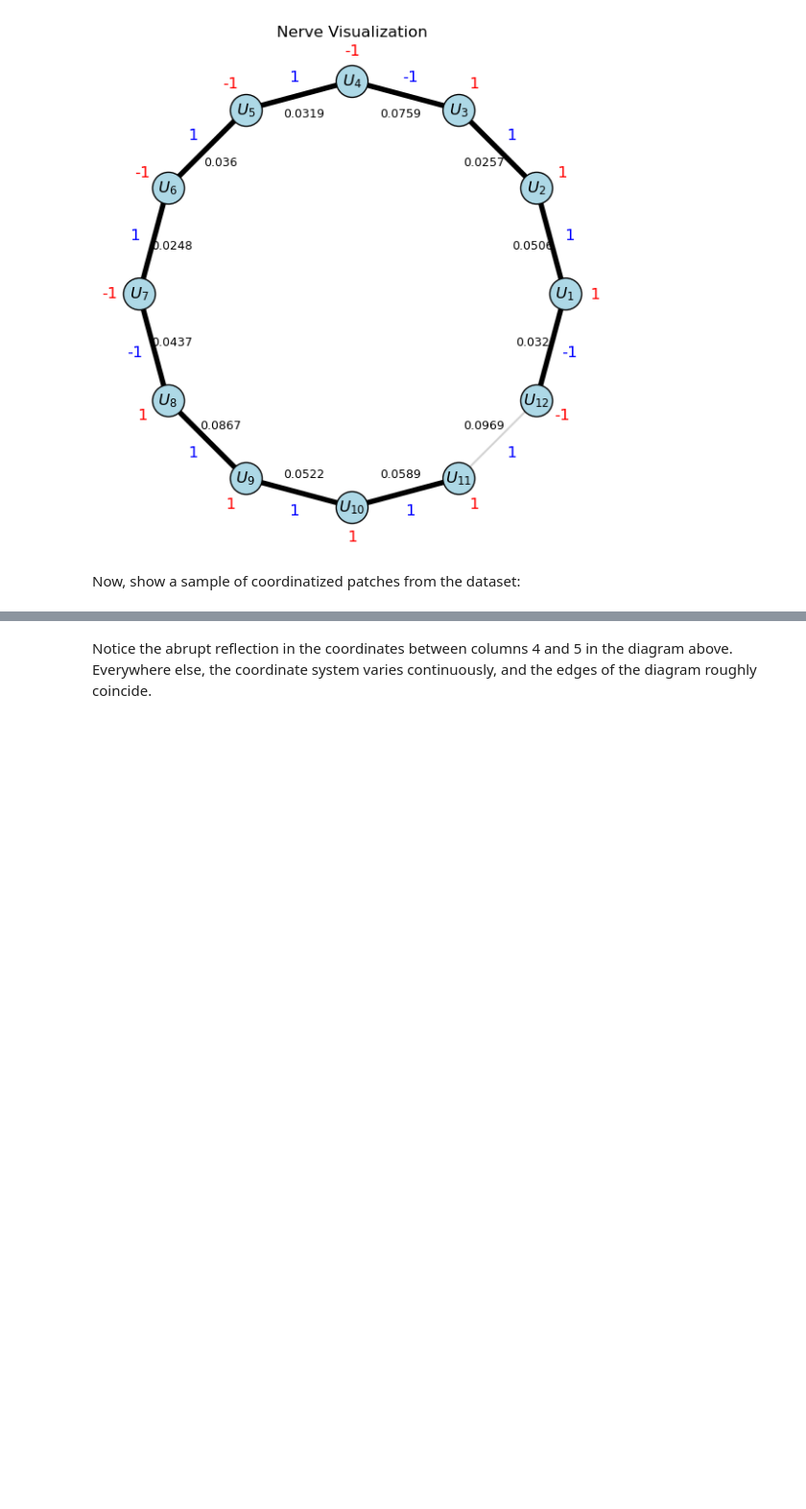
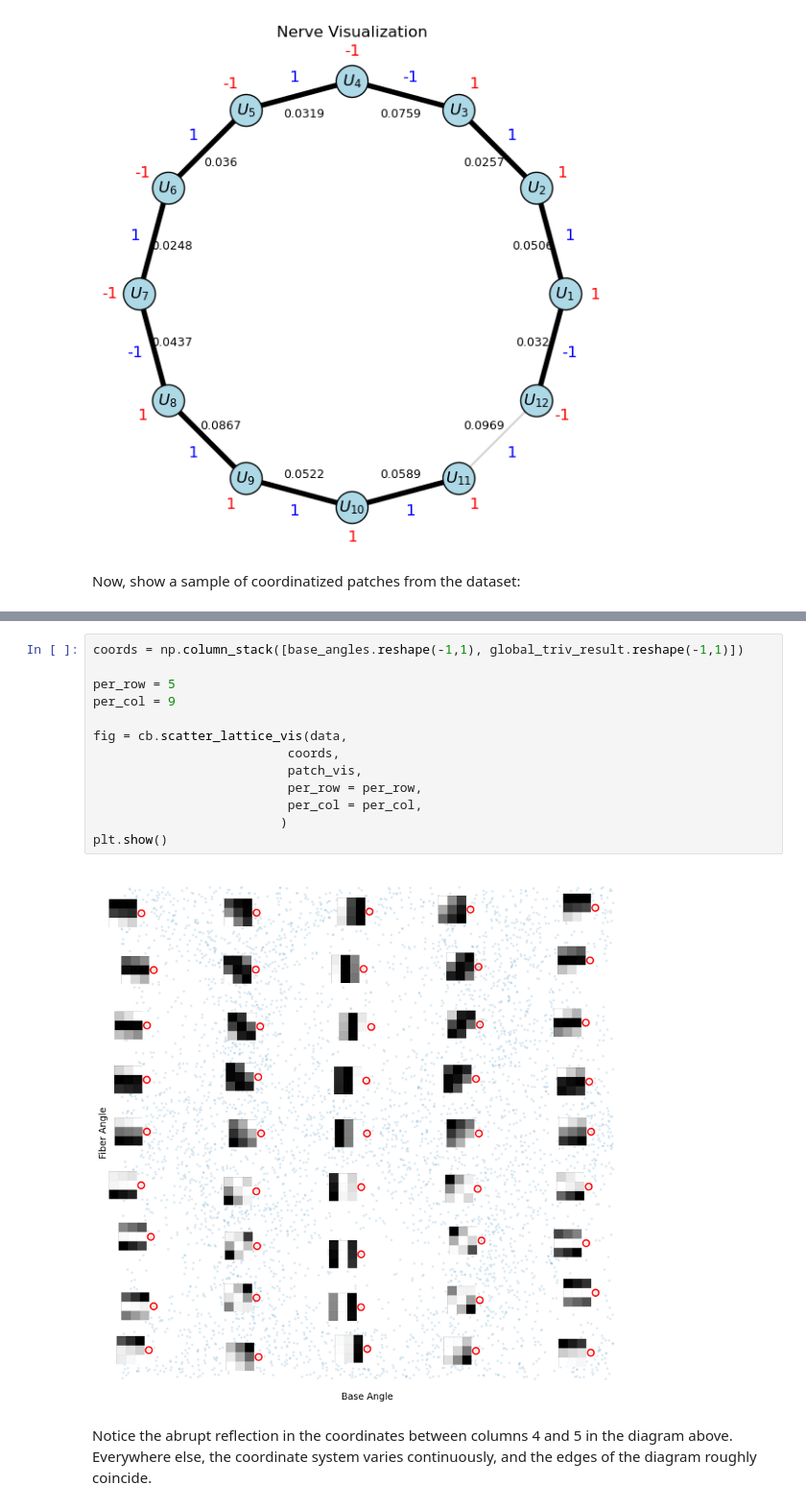
Before and after one commit to bradturow/Circle_Bundles, a Jupyter notebook: notebooks/tutorials/all/03_synthetic_natural_image_patches.ipynb, the cells around one changed output, grey strips where cells are left out. Shown at 96% size. Cells and saved outputs as stored; diff of their text form; blank space fills up the shorter version.

```diff
--- a/notebooks/tutorials/all/03_synthetic_natural_image_patches.ipynb
+++ b/notebooks/tutorials/all/03_synthetic_natural_image_patches.ipynb
@@ -157,2 +137,17 @@ plt.show()
+# %%
+coords = np.column_stack([base_angles.reshape(-1,1), global_triv_result.reshape(-1,1)])
+
+per_row = 5
+per_col = 9
+
+fig = cb.scatter_lattice_vis(data,
+                          coords,
+                          patch_vis,
+                          per_row = per_row,
+                          per_col = per_col,
+                         )
+plt.show()
+# %% [output]
+[figure, added]
 # %% [markdown]
 Notice the abrupt reflection in the coordinates between columns 4 and 5 in the diagram above. Everywhere else, the coordinate system varies continuously, and the edges of the diagram roughly coincide.
```
Also changed, not shown: parts of 2 cells of this notebook, 6 other files.
